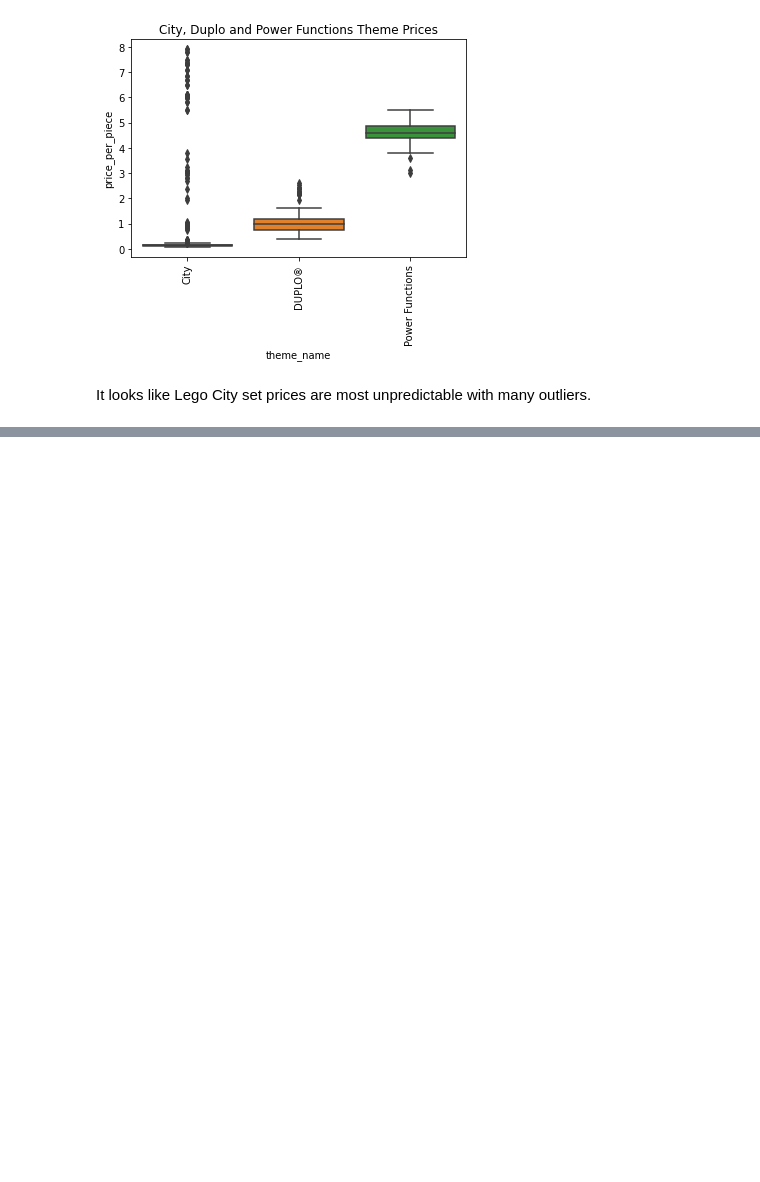
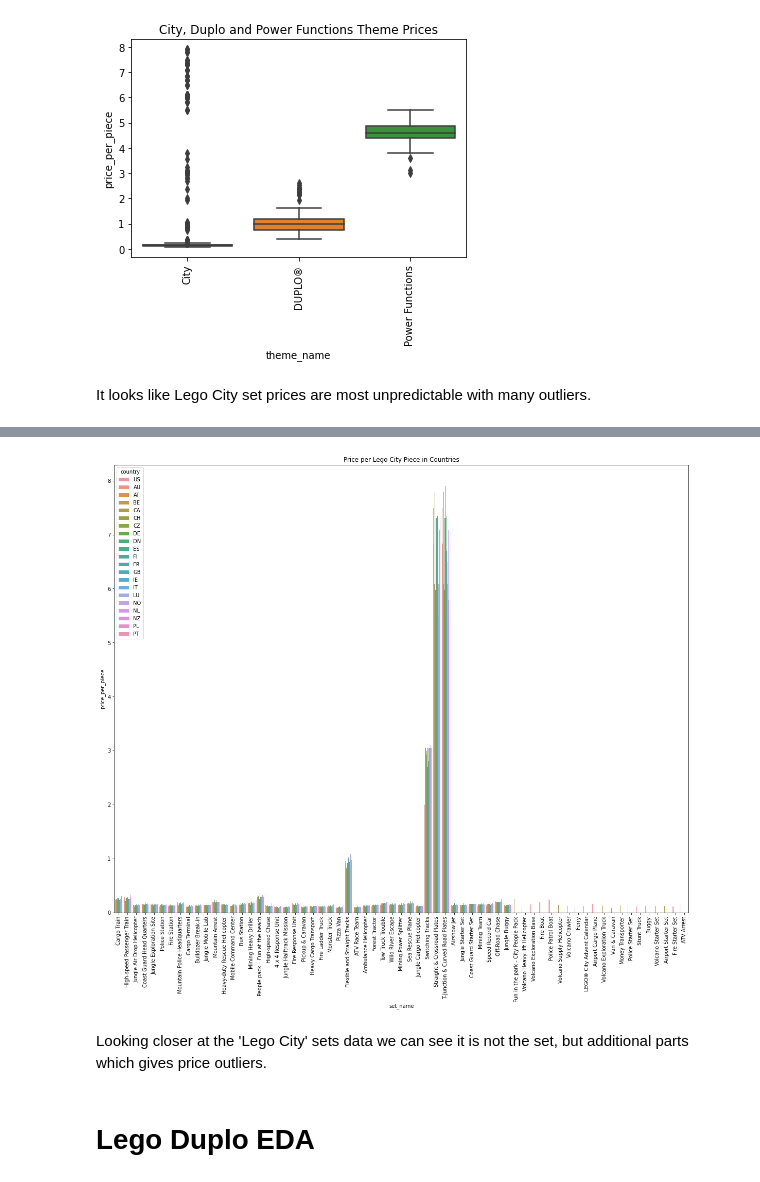
Before and after one commit to AgneAk/Lego-Data-, a Jupyter notebook: Legodata_EDA.ipynb, the cells around one changed output, grey strips where cells are left out. Saved outputs shown, nothing was run; the diff lists cells and outputs as text; code cells hidden in the pictures; blank space fills up the shorter version.

```diff
--- a/Legodata_EDA.ipynb
+++ b/Legodata_EDA.ipynb
@@ -199,0 +197,2 @@ It looks like Lego City set prices are most unpredictable with many outliers.
+# %%
+lego_city = specific_sets[specific_sets['theme_name']=='City']
@@ -199,0 +206,10 @@ It looks like Lego City set prices are most unpredictable with many outliers.
+# %%
+plt.figure(figsize=(20, 16))
+sns.barplot(x="set_name", hue="country", y="price_per_piece", data=lego_city)
+plt.title('Price per Lego City Piece in Countries')
+plt.xticks(rotation = 90)
+plt.show()
+# %% [output]
+[figure, added]
+# %% [markdown]
+Looking closer at the 'Lego City' sets data we can see it is not the set, but additional parts which gives price outliers.
@@ -199,0 +218,2 @@ It looks like Lego City set prices are most unpredictable with many outliers.
+# %% [markdown]
+# Lego Duplo EDA
```
Also changed, not shown: parts of 52 cells of this notebook.
